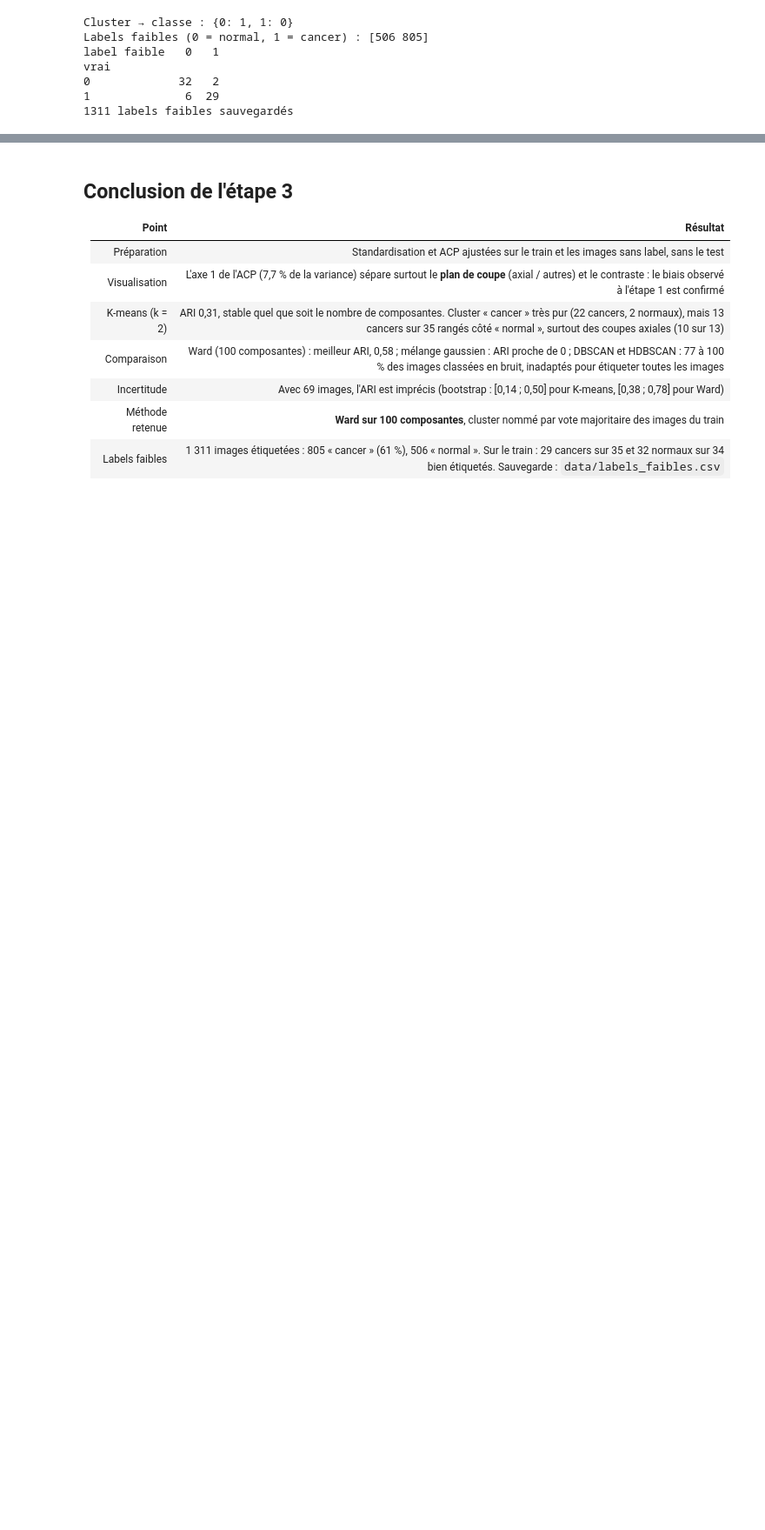
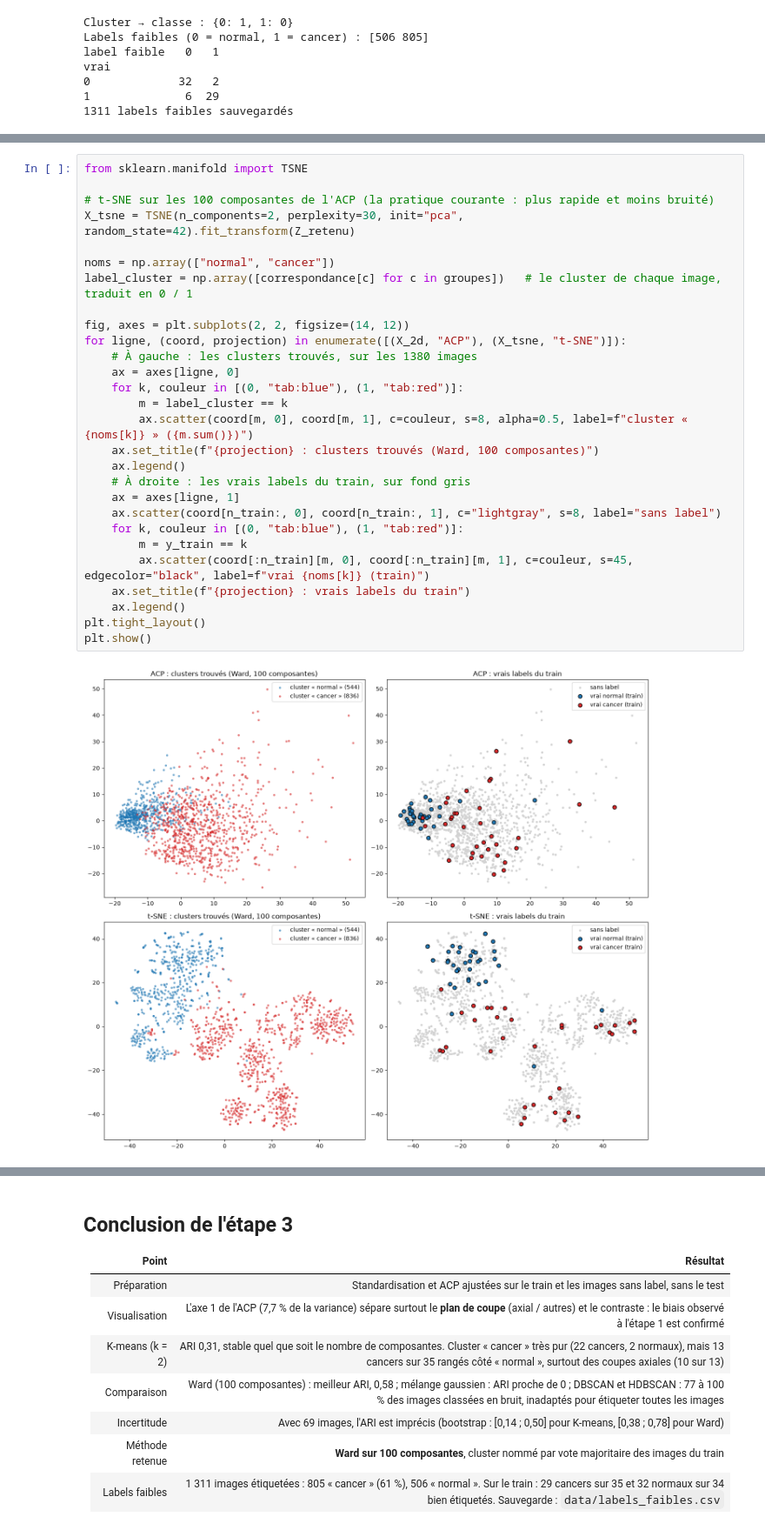
Before and after one commit to matthieudevivie/Projet-7---Labellisez-et-appliquez-des-approches-semi-supervisees-en-traitement-d-images, a Jupyter notebook: notebooks/03_clustering.ipynb, the cells around one changed output, grey strips where cells are left out. Shown at 87% size. Cells and saved outputs as stored; diff of their text form; blank space fills up the shorter version.

Commit message:
Visualisations des clusters et des performances, definition of done, schéma du pipeline à jour

```diff
--- a/notebooks/03_clustering.ipynb
+++ b/notebooks/03_clustering.ipynb
@@ -360,0 +363,30 @@ vrai
+# %%
+from sklearn.manifold import TSNE
+
+# t-SNE sur les 100 composantes de l'ACP (la pratique courante : plus rapide et moins bruité)
+X_tsne = TSNE(n_components=2, perplexity=30, init="pca", random_state=42).fit_transform(Z_retenu)
+
+noms = np.array(["normal", "cancer"])
+label_cluster = np.array([correspondance[c] for c in groupes])   # le cluster de chaque image, traduit en 0 / 1
+
+fig, axes = plt.subplots(2, 2, figsize=(14, 12))
+for ligne, (coord, projection) in enumerate([(X_2d, "ACP"), (X_tsne, "t-SNE")]):
+    # À gauche : les clusters trouvés, sur les 1380 images
+    ax = axes[ligne, 0]
+    for k, couleur in [(0, "tab:blue"), (1, "tab:red")]:
+        m = label_cluster == k
+        ax.scatter(coord[m, 0], coord[m, 1], c=couleur, s=8, alpha=0.5, label=f"cluster « {noms[k]} » ({m.sum()})")
+    ax.set_title(f"{projection} : clusters trouvés (Ward, 100 composantes)")
+    ax.legend()
+    # À droite : les vrais labels du train, sur fond gris
+    ax = axes[ligne, 1]
+    ax.scatter(coord[n_train:, 0], coord[n_train:, 1], c="lightgray", s=8, label="sans label")
+    for k, couleur in [(0, "tab:blue"), (1, "tab:red")]:
+        m = y_train == k
+        ax.scatter(coord[:n_train][m, 0], coord[:n_train][m, 1], c=couleur, s=45, edgecolor="black", label=f"vrai {noms[k]} (train)")
+    ax.set_title(f"{projection} : vrais labels du train")
+    ax.legend()
+plt.tight_layout()
+plt.show()
+# %% [output]
+[figure, added]
```
Also changed, not shown: parts of 2 cells of this notebook, 2 other files.
